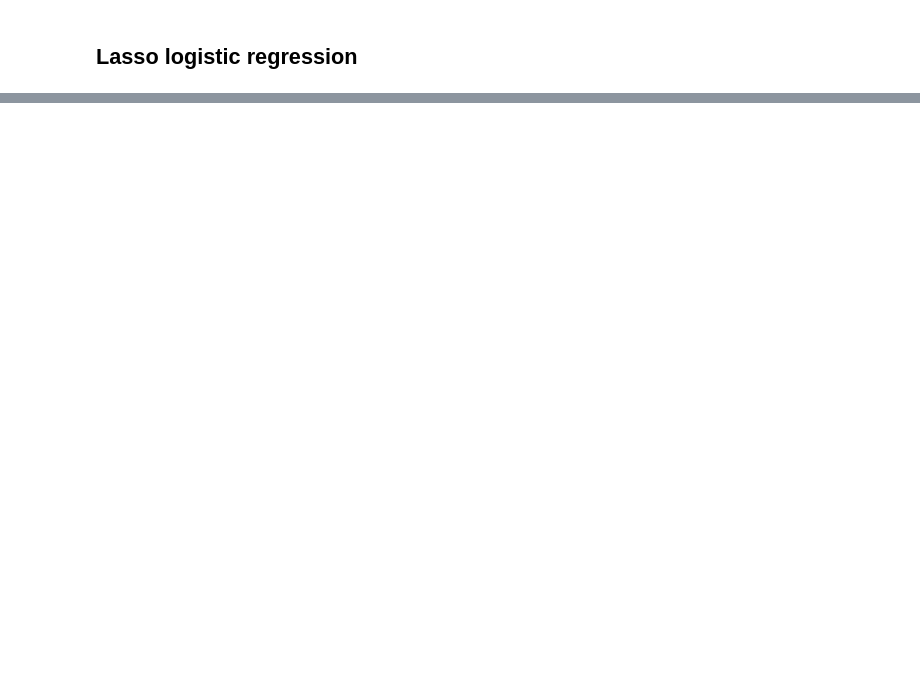
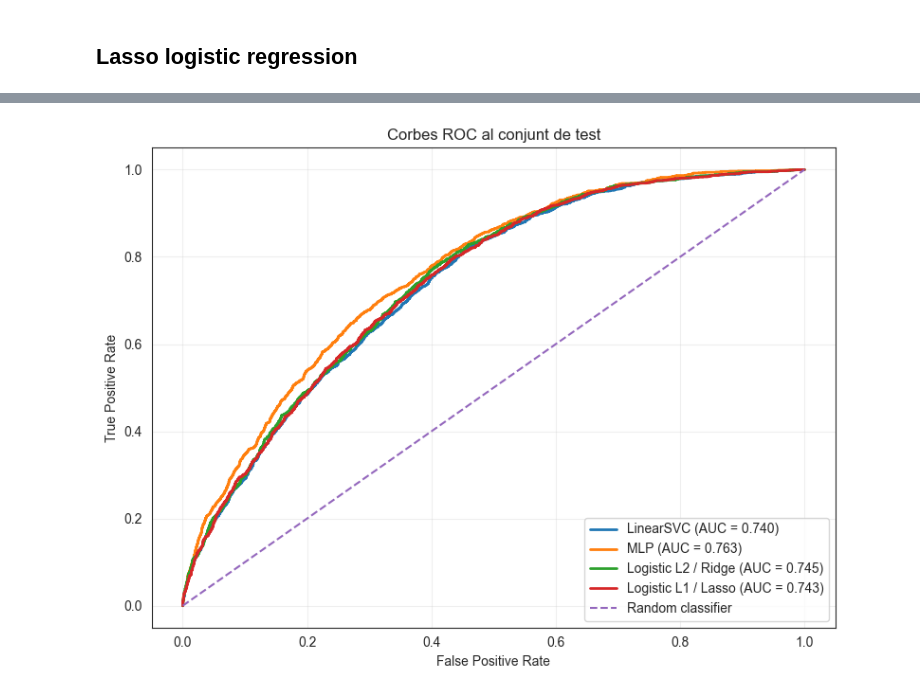
Before and after one commit to eliagarcia/tfg-genetic-variants, a Jupyter notebook: notebooks/eda.ipynb, the cells around one changed output, grey strips where cells are left out. Cells and saved outputs as stored; diff of their text form; code cells hidden in the pictures; blank space fills up the shorter version.

```diff
--- a/notebooks/eda.ipynb
+++ b/notebooks/eda.ipynb
@@ -835,10 +786,6 @@ Test ROC AUC: 0.7451053940524771
 # %% [markdown]
 ## Lasso logistic regression
 # %%
-from sklearn.linear_model import LogisticRegression
-from sklearn.pipeline import Pipeline
-from sklearn.model_selection import StratifiedKFold, cross_val_score, GridSearchCV
-from sklearn.metrics import roc_auc_score
 
 # --- Model: Logistic Regression amb regularització L1 (Lasso-like) ---
 logreg_l1 = LogisticRegression(
@@ -876,7 +823,7 @@ param_grid = {
     "model__C": [0.001, 0.01, 0.1, 1.0, 10.0]
 }
 
-grid = GridSearchCV(
+grid_l1 = GridSearchCV(
     estimator=pipeline_logreg_l1,
     param_grid=param_grid,
     scoring="roc_auc",
@@ -885,17 +832,17 @@ grid = GridSearchCV(
     verbose=1
 )
 
-grid.fit(X_train_val, y_train_val)
+grid_l1.fit(X_train_val, y_train_val)
 
 print("\n=== Hyperparameter tuning (GridSearchCV) ===")
-print("Best params:", grid.best_params_)
-print("Best CV ROC AUC:", grid.best_score_)
-
+print("Best params:", grid_l1.best_params_)
+print("Best CV ROC AUC:", grid_l1.best_score_)
 # ===== 3) Final evaluation on Test =====
-best_model = grid.best_estimator_
+best_model = grid_l1.best_estimator_
 
 y_test_proba = best_model.predict_proba(X_test)[:, 1]
 test_auc = roc_auc_score(y_test, y_test_proba)
+auc_l1 = roc_auc_score(y_test, y_test_proba)
 
 print("\n=== Test evaluation ===")
 print("Test ROC AUC:", test_auc)
@@ -914,0 +868,46 @@ Test ROC AUC: 0.7430959743201699
+# %%
+
+# --- Millors models ja entrenats amb GridSearchCV ---
+best_svm = grid_svm.best_estimator_
+best_mlp = grid_mlp.best_estimator_
+best_logreg_l2 = grid_l2.best_estimator_
+best_logreg_l1 = grid_l1.best_estimator_
+
+# --- Scores/probabilitats al conjunt de test ---
+svm_scores = best_svm.decision_function(X_test)
+mlp_scores = best_mlp.predict_proba(X_test)[:, 1]
+l2_scores = best_logreg_l2.predict_proba(X_test)[:, 1]
+l1_scores = best_logreg_l1.predict_proba(X_test)[:, 1]
+
+# --- ROC curve points ---
+fpr_svm, tpr_svm, _ = roc_curve(y_test, svm_scores)
+fpr_mlp, tpr_mlp, _ = roc_curve(y_test, mlp_scores)
+fpr_l2, tpr_l2, _ = roc_curve(y_test, l2_scores)
+fpr_l1, tpr_l1, _ = roc_curve(y_test, l1_scores)
+
+# --- AUC ---
+auc_svm = roc_auc_score(y_test, svm_scores)
+auc_mlp = roc_auc_score(y_test, mlp_scores)
+auc_l2 = roc_auc_score(y_test, l2_scores)
+auc_l1 = roc_auc_score(y_test, l1_scores)
+
+# --- Plot ---
+plt.figure(figsize=(8, 6))
+
+plt.plot(fpr_svm, tpr_svm, linewidth=2, label=f"LinearSVC (AUC = {auc_svm:.3f})")
+plt.plot(fpr_mlp, tpr_mlp, linewidth=2, label=f"MLP (AUC = {auc_mlp:.3f})")
+plt.plot(fpr_l2, tpr_l2, linewidth=2, label=f"Logistic L2 / Ridge (AUC = {auc_l2:.3f})")
+plt.plot(fpr_l1, tpr_l1, linewidth=2, label=f"Logistic L1 / Lasso (AUC = {auc_l1:.3f})")
+
+# línia diagonal d'atzar
+plt.plot([0, 1], [0, 1], linestyle="--", linewidth=1.5, label="Random classifier")
+
+plt.xlabel("False Positive Rate")
+plt.ylabel("True Positive Rate")
+plt.title("Corbes ROC al conjunt de test")
+plt.legend(loc="lower right")
+plt.grid(alpha=0.3)
+plt.tight_layout()
+plt.show()
+# %% [output]
+[figure, added]
```
Also changed, not shown: parts of 11 cells of this notebook.
